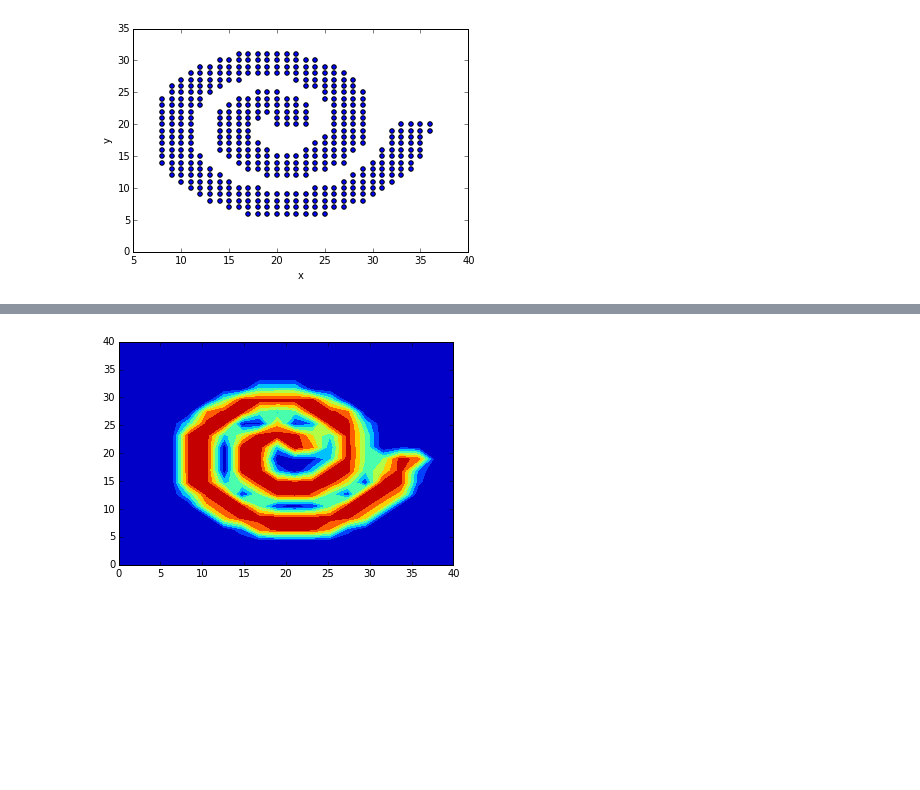
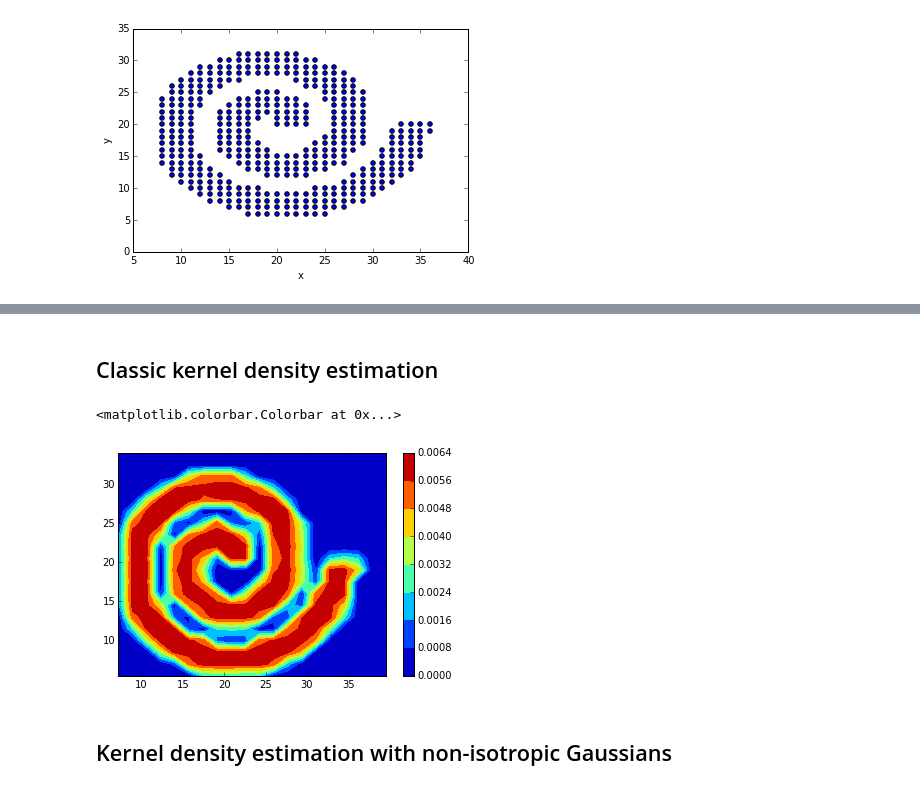
Before and after one commit to jostefor/anomaly-detection, a Jupyter notebook: homeworks/hw_01/homework_01.ipynb, the cells around one changed output, grey strips where cells are left out. Drawn from its saved outputs; the diff is of its cells as text; code cells hidden in the pictures; blank space fills up the shorter version.

```diff
--- a/homeworks/hw_01/homework_01.ipynb
+++ b/homeworks/hw_01/homework_01.ipynb
@@ -29,12 +84,5 @@ num_points = 20
 # %%
-x = np.linspace(0, 40, num_points)
-y = np.linspace(0, 40, num_points)
+x = np.linspace(min_x * 0.9, max_x * 1.1, resolution)
+y = np.linspace(min_y * 0.9, max_y * 1.1, resolution)
 # %%
-b = np.zeros([num_points, num_points])
+b = np.zeros([resolution, resolution])
-# %%
-for i in range(num_points):
-    for j in range(num_points):
-        b[i, j] = estimate_density(i, j, points, 0.5)
-H = plt.contourf(x,y,b)
-# %% [output]
-[figure, removed]
@@ -44,3 +89,9 @@ def l2_distance(a, b):
+# %% [markdown]
+## Classic kernel density estimation
+# %%
+def density_of_normal(d, h):
+    result = 1 / ((2 * np.pi) ** 0.5 * h) * np.exp(- d ** 2 / (2 * h ** 2))
+    return result
 # %%
 def estimate_density(i, j, points, h):
     val = 0
@@ -55,0 +103,11 @@ bandwidthdef density_of_normal(d, h):
+# %%
+for i in range(resolution):
+    for j in range(resolution):
+        b[i, j] = estimate_density(i, j, data_points, 0.5)
+H = plt.contourf(x,y,b)
+plt.colorbar()
+# %% [output]
+<matplotlib.colorbar.Colorbar at 0x...>
+[figure, added]
+# %% [markdown]
+## Kernel density estimation with non-isotropic Gaussians
```
Also changed, not shown: parts of 20 cells of this notebook.
